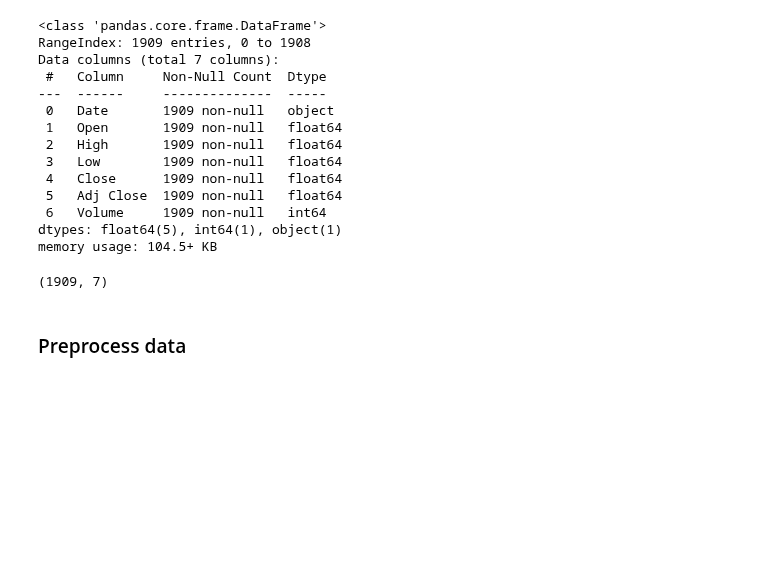
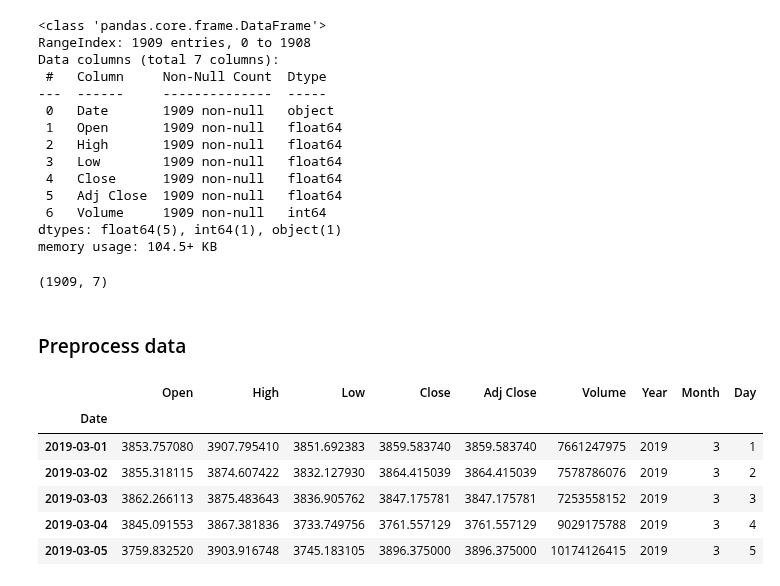
Before and after one commit to vmhoang1703/IS403-Project-Group13, a Jupyter notebook: Bitcoin/index.ipynb, the cells around one changed output. Drawn from its saved outputs; the diff is of its cells as text; code cells hidden in the pictures; blank space fills up the shorter version.

```diff
--- a/Bitcoin/index.ipynb
+++ b/Bitcoin/index.ipynb
@@ -67,0 +75,10 @@ df['Date'] = pd.to_datetime(df['Date'])
+# %%
+df.head()
+# %% [output]
+|  | Open | High | Low | Close | Adj Close | Volume | Year | Month | Day |
+| Date |  |  |  |  |  |  |  |  |  |
+| 2019-03-01 | 3853.757080 | 3907.795410 | 3851.692383 | 3859.583740 | 3859.583740 | 7661247975 | 2019 | 3 | 1 |
+| 2019-03-02 | 3855.318115 | 3874.607422 | 3832.127930 | 3864.415039 | 3864.415039 | 7578786076 | 2019 | 3 | 2 |
+| 2019-03-03 | 3862.266113 | 3875.483643 | 3836.905762 | 3847.175781 | 3847.175781 | 7253558152 | 2019 | 3 | 3 |
+| 2019-03-04 | 3845.091553 | 3867.381836 | 3733.749756 | 3761.557129 | 3761.557129 | 9029175788 | 2019 | 3 | 4 |
+| 2019-03-05 | 3759.832520 | 3903.916748 | 3745.183105 | 3896.375000 | 3896.375000 | 10174126415 | 2019 | 3 | 5 |
```
Also changed, not shown: parts of 12 cells of this notebook.
